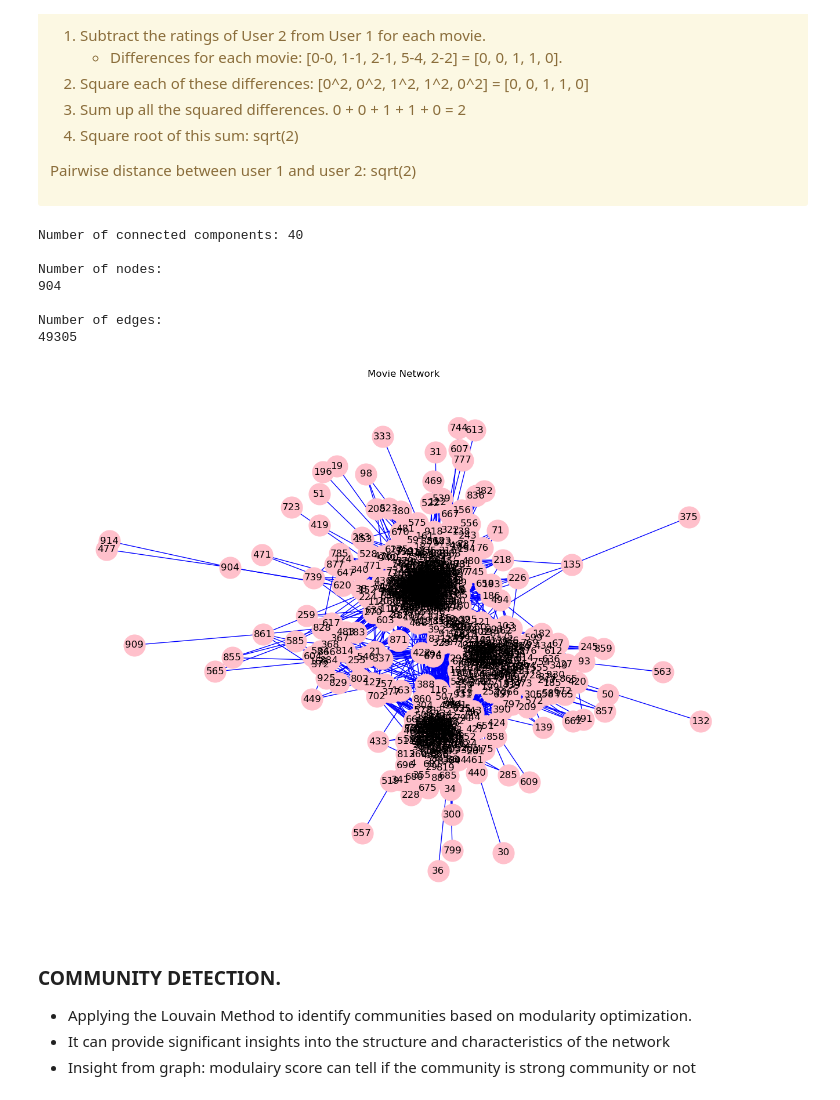
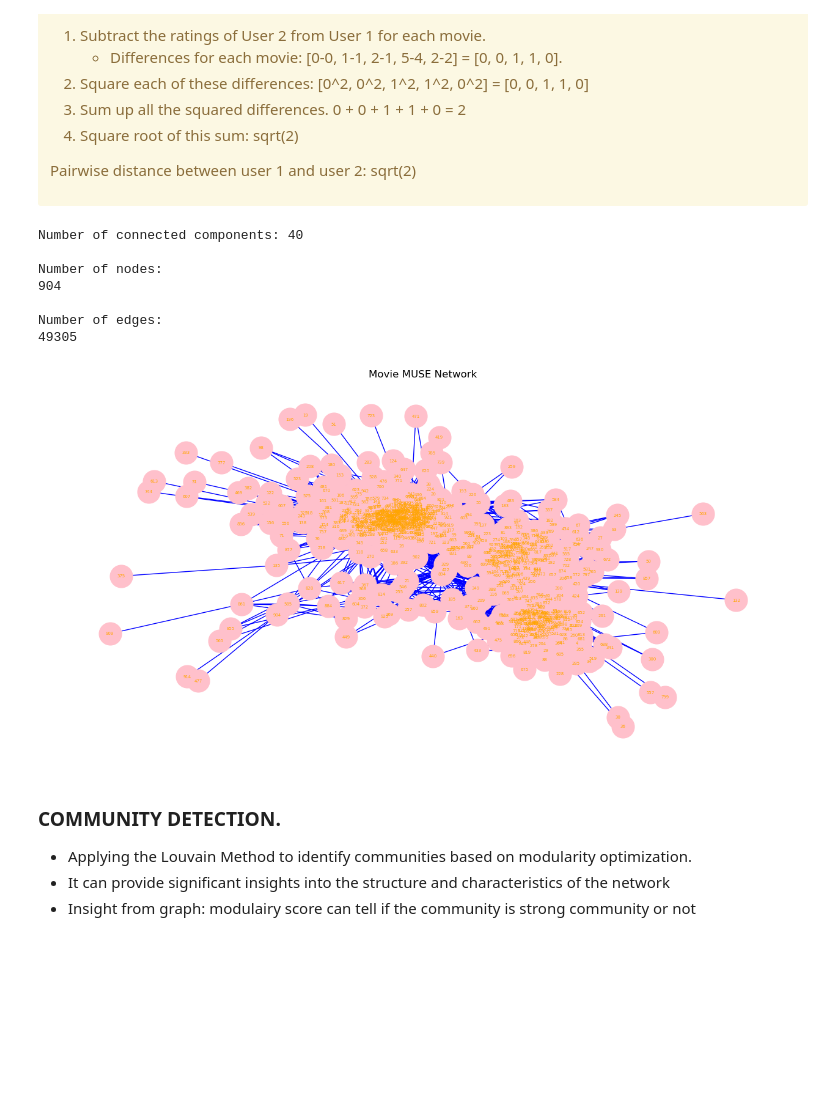
Before and after one commit to jgroubert14/Movie-Book-Recommendation-System, a Jupyter notebook: movierecommendation.ipynb, the cells around one changed output. Drawn from its saved outputs; the diff is of its cells as text; code cells hidden in the pictures; blank space fills up the shorter version.

Commit message:
change title

```diff
--- a/movierecommendation.ipynb
+++ b/movierecommendation.ipynb
@@ -162,7 +162,7 @@ print(G.number_of_nodes())
 
 print("\nNumber of edges:")
 print(G.number_of_edges())
-plt.figure(figsize=(16, 12))
+plt.figure(figsize=(16, 8))
 pos = nx.spring_layout(G)  # positions for all nodes
 
 # Nodes
@@ -172,9 +172,9 @@ nx.draw_networkx_nodes(G, pos, node_size=700, node_color='pink')
 nx.draw_networkx_edges(G, pos, edgelist=G.edges(), edge_color='blue')
 
 # Labels
-nx.draw_networkx_labels(G, pos, font_size=12, font_family='sans-serif')
+nx.draw_networkx_labels(G, pos, font_size=5, font_family='sans-serif', font_color="orange")
 nx.write_gexf(G, "userconnection.gexf")
-plt.title("Movie Network")
+plt.title("Movie MUSE Network")
 plt.axis('off')  # Turn off the axis
 plt.show()
 
@@ -188,34 +188,34 @@ plt.show()
 # # Add edges between users with same occupation and gender
 # user_occupation = users['occupation'].unique()
 # user_gender = ['M','F']
 # for occupation in user_occupation:
 #     for gender in user_gender:
 #         # get subset of users with same occupation and gender
 #         sub_df = users[(users['occupation'] == occupation) & (users['gender'] == gender)]
 #         # create edge between all users in subset
 #         for user1 in sub_df['user_id']:
 #             for user2 in sub_df['user_id']:
 #                 if user1 < user2: # If users have the same occupation and gender then there is connection between them. (edges without duplicates)
 #                     G.add_edge(user1, user2)
 #                     # Debug: Print the connection if occupation is student and gender is Female
 #                     if occupation == "student" and gender == "F":
 #                         print(f"Edge added between User {user1} and User {user2} - Occupation: {occupation}, Gender: {gender}")
 
 # # debug
 # print("\nNumber of nodes:")
 # print(G.number_of_nodes())
 
 # print("\nNumber of edges:")
 # print(G.number_of_edges())
 # %% [output]
 Number of connected components: 40
 
 Number of nodes:
 904
 
 Number of edges:
 49305
-[figure, old version]
+[figure, new version]
 # %% [markdown]
 ###  COMMUNITY DETECTION.
 - Applying the Louvain Method to identify communities based on modularity optimization.
```
Also changed, not shown: parts of 4 cells of this notebook, 9 other files.
